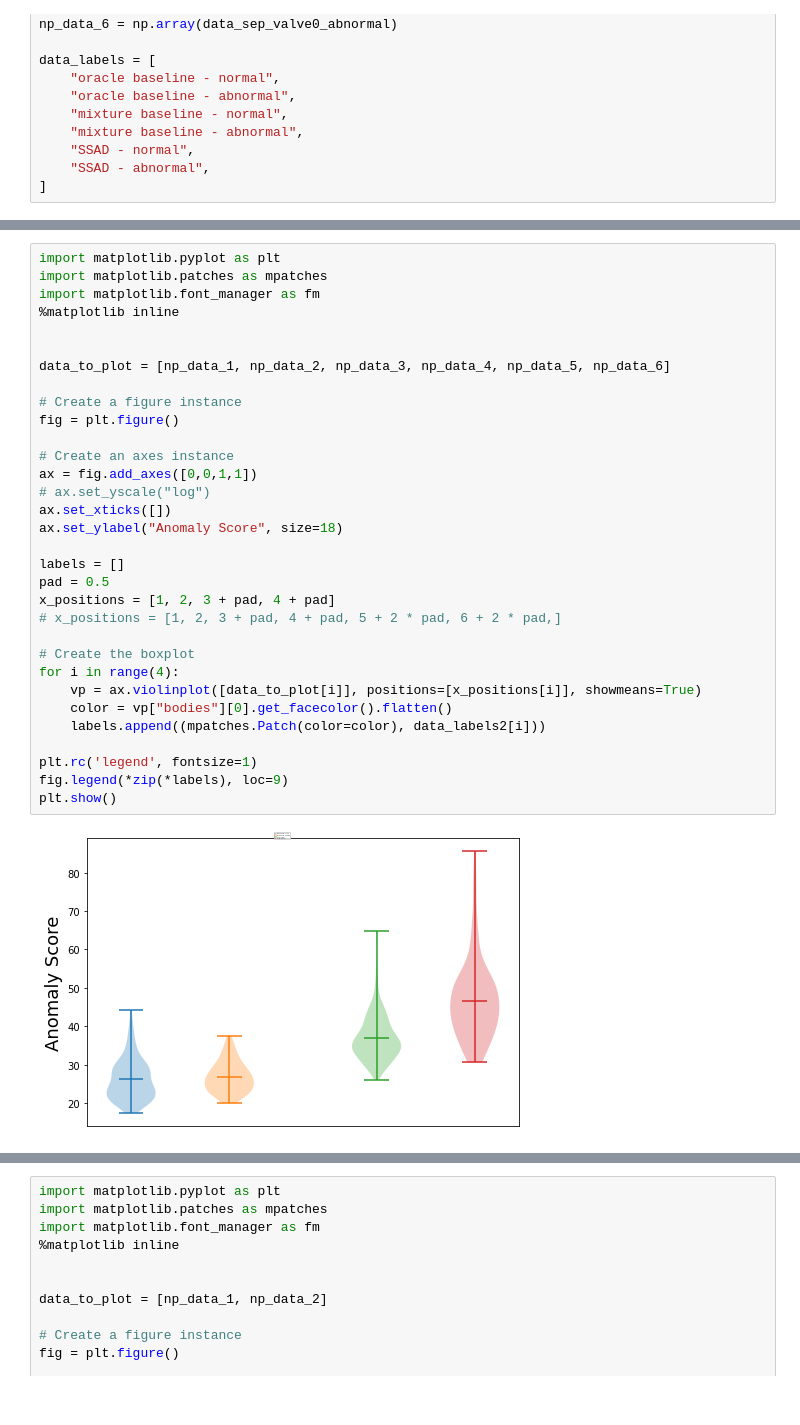
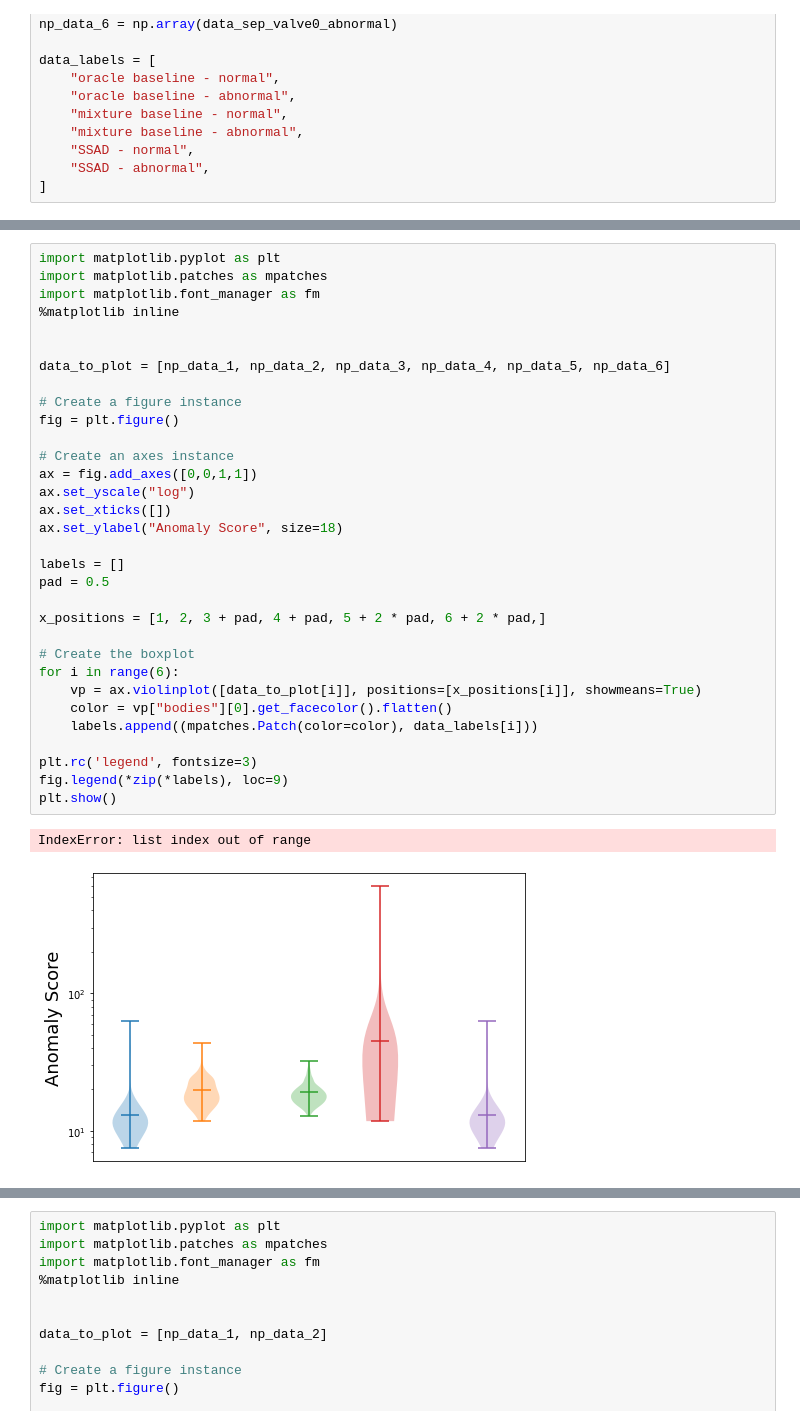
Before and after one commit to ml-postech/SSAD, a Jupyter notebook: anomaly/posco.ipynb, the cells around one changed output, grey strips where cells are left out. Saved outputs shown, nothing was run; the diff lists cells and outputs as text.

```diff
--- a/anomaly/posco.ipynb
+++ b/anomaly/posco.ipynb
@@ -70,34 +39,35 @@ data_labels2 = [
 # %%
 import matplotlib.pyplot as plt
 import matplotlib.patches as mpatches
 import matplotlib.font_manager as fm
 %matplotlib inline
 
 
 data_to_plot = [np_data_1, np_data_2, np_data_3, np_data_4, np_data_5, np_data_6]
 
 # Create a figure instance
 fig = plt.figure()
 
 # Create an axes instance
 ax = fig.add_axes([0,0,1,1])
-# ax.set_yscale("log")
+ax.set_yscale("log")
 ax.set_xticks([])
 ax.set_ylabel("Anomaly Score", size=18)
 
 labels = []
 pad = 0.5
-x_positions = [1, 2, 3 + pad, 4 + pad]
-# x_positions = [1, 2, 3 + pad, 4 + pad, 5 + 2 * pad, 6 + 2 * pad,]
+
+x_positions = [1, 2, 3 + pad, 4 + pad, 5 + 2 * pad, 6 + 2 * pad,]
 
 # Create the boxplot
-for i in range(4):
+for i in range(6):
     vp = ax.violinplot([data_to_plot[i]], positions=[x_positions[i]], showmeans=True)
     color = vp["bodies"][0].get_facecolor().flatten()
-    labels.append((mpatches.Patch(color=color), data_labels2[i]))
+    labels.append((mpatches.Patch(color=color), data_labels[i]))
 
-plt.rc('legend', fontsize=1)
+plt.rc('legend', fontsize=3)
 fig.legend(*zip(*labels), loc=9)
 plt.show()
 # %% [output]
+IndexError: list index out of range
-[figure, old version]
+[figure, new version]
```
Also changed, not shown: parts of 5 cells of this notebook, 6 other files.
